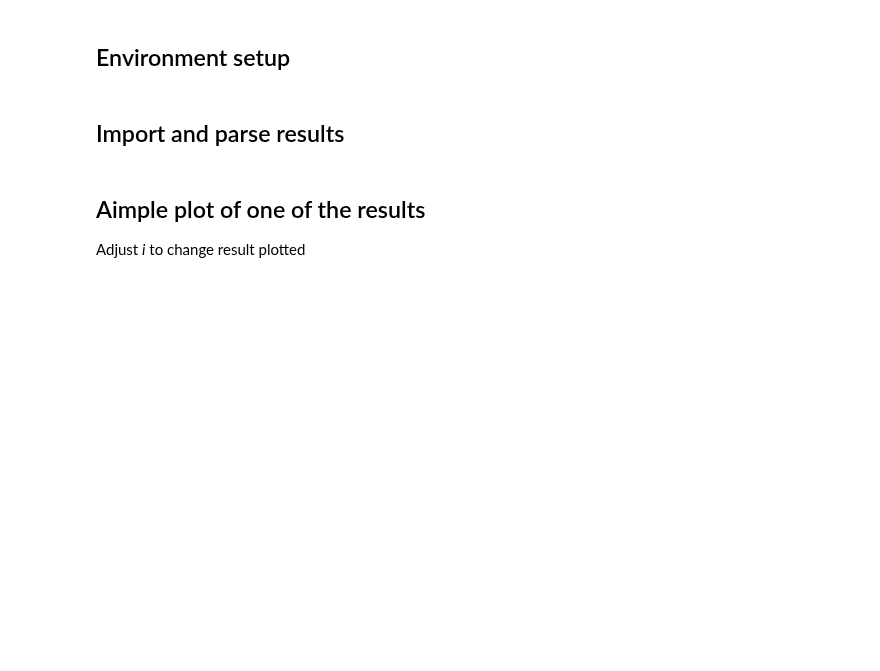
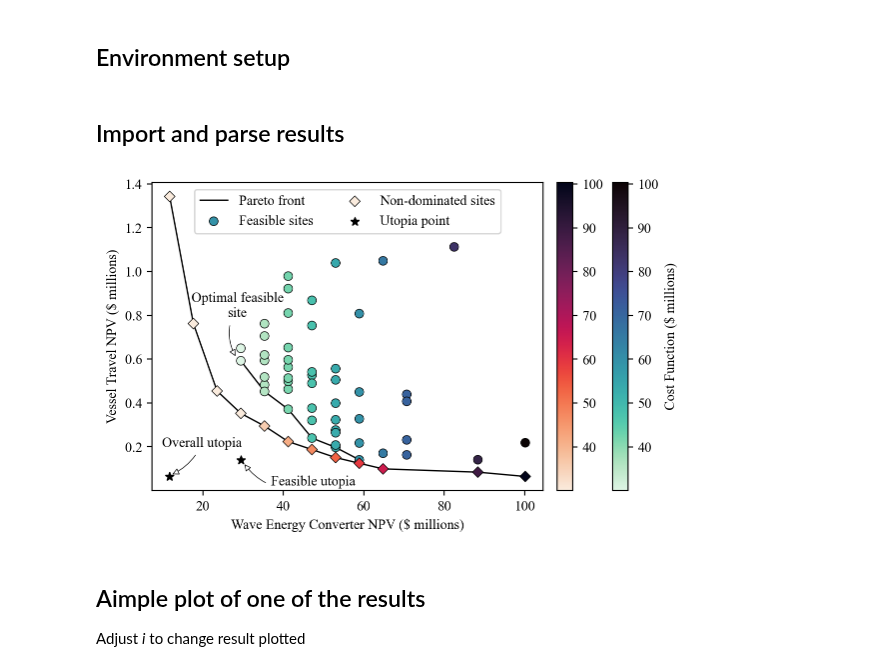
Before and after one commit to symbiotic-engineering/Aquaculture, a Jupyter notebook: scripts/pareto.ipynb, the cells around one changed output. Saved outputs shown, nothing was run; the diff lists cells and outputs as text; code cells hidden in the pictures; blank space fills up the shorter version.

Commit message:
update pareto front

```diff
--- a/scripts/pareto.ipynb
+++ b/scripts/pareto.ipynb
@@ -47,6 +50,69 @@ for res in results:
     set = res[["wec_cost_NPV [$]", "vessel_travel_cost_NPV [$]"]]
     mask = paretoset(set, sense=["min", "min"])
     pareto.append(res[mask])
+# %%
+fig, ax = plt.subplots()
+
+mako = sns.color_palette("mako_r", as_cmap=True)
+rocket = sns.color_palette("rocket_r", as_cmap=True)
+norm = mpl.colors.Normalize()
+
+# pareto of feasible sites
+ax.plot(pareto[4].sort_values("wec_cost_NPV [$]")["wec_cost_NPV [$]"],
+        pareto[4].sort_values("wec_cost_NPV [$]")["vessel_travel_cost_NPV [$]"],
+        color='black', linewidth=1, zorder=1)
+# pareto of non-dominated sites
+ax.plot(pareto[2].sort_values("wec_cost_NPV [$]")["wec_cost_NPV [$]"],
+        pareto[2].sort_values("wec_cost_NPV [$]")["vessel_travel_cost_NPV [$]"],
+        color='black', linewidth=1, label='Pareto front', zorder=1)
+
+# scatter of feasible sites
+ax.scatter(results[4]["wec_cost_NPV [$]"],
+                 results[4]["vessel_travel_cost_NPV [$]"],
+                 c=results[4]["obj_func"],
+                 edgecolors='black', linewidth=0.5, marker="o", s=40,
+                 cmap=mako, norm=norm, label='Feasible sites', zorder=2)
+# scatter of non-dominated sites
+ax.scatter(pareto[2]["wec_cost_NPV [$]"],
+           pareto[2]["vessel_travel_cost_NPV [$]"],
+                 c=pareto[2]["obj_func"],
+                 edgecolors='black', linewidth=0.5, marker="D", s=30,
+                 cmap=rocket, norm=norm, label='Non-dominated sites', zorder=2)
+
+
+# utopia feasible sites
+ax.scatter(utopia[4][0], utopia[4][1], marker='*',
+           edgecolors='black', linewidth=1, facecolor='black', zorder=1)
+ax.annotate("Feasible utopia", xy=(utopia[4][0]+0.5, utopia[4][1]-0.01), xycoords='data',
+            xytext=(utopia[4][0]+18, utopia[4][1]-0.1), textcoords='data',
+            size=10, va="center", ha="center",
+            arrowprops=dict(arrowstyle="-|>", connectionstyle="arc3, rad=-0.4", fc="w", linewidth=0.5))
+
+# utopia for non-dominated sites
+ax.scatter(utopia[2][0], utopia[2][1], marker='*',
+           edgecolors='black', linewidth=1, facecolor='black', label='Utopia point', zorder=1)
+ax.annotate("Overall utopia", xy=(utopia[2][0]+0.04, utopia[2][1]+0.005), xycoords='data',
+            xytext=(utopia[2][0]+8, utopia[2][1]+0.15), textcoords='data',
+            size=10, va="center", ha="center",
+            arrowprops=dict(arrowstyle="-|>", connectionstyle="arc3, rad=-0.2", fc="w", linewidth=0.5))
+
+ax.annotate("Optimal feasible\nsite", xy=(optimal["wec_cost_NPV [$]"]-1, optimal["vessel_travel_cost_NPV [$]"]+0.01), xycoords='data',
+            xytext=(optimal["wec_cost_NPV [$]"]-0.85, optimal["vessel_travel_cost_NPV [$]"]+0.25), textcoords='data',
+            size=10, va="center", ha="center",
+            arrowprops=dict(arrowstyle="-|>", connectionstyle="arc3, rad=0.3", fc="w", linewidth=0.5))
+
+ax.set_xlabel("Wave Energy Converter NPV ($ millions)")
+ax.set_ylabel("Vessel Travel NPV ($ millions)")
+#ax.set_title("Cost Function Results")
+ax.legend(loc='upper center', ncol=2)
+
+cbar1 = fig.colorbar(mpl.cm.ScalarMappable(norm=norm, cmap=mako), ax=ax, pad=-0.03, label="Cost Function ($ millions)")
+cbar2 = fig.colorbar(mpl.cm.ScalarMappable(norm=norm, cmap=rocket), ax=ax, pad=0.03)
+
+plt.savefig("pareto-all.pdf", dpi=300)
+plt.show()
+# %% [output]
+[figure, new version]
 # %% [markdown]
 ## Aimple plot of one of the results
 Adjust *i* to change result plotted
```
Also changed, not shown: parts of 4 cells of this notebook, 3 other files.
